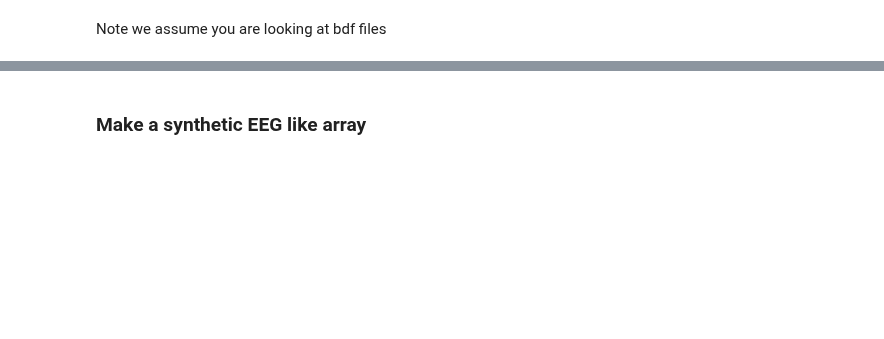
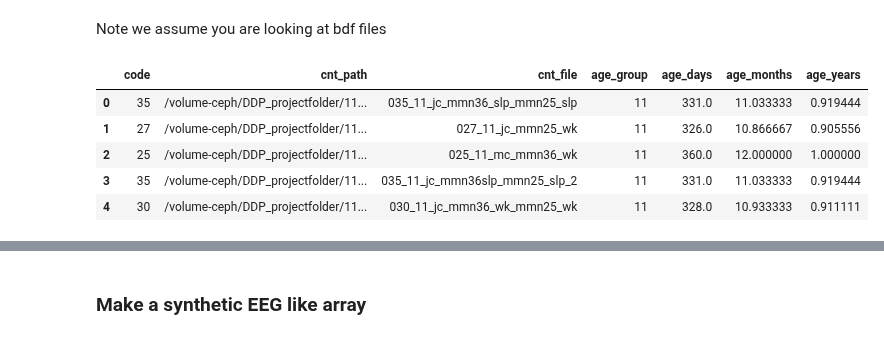
Before and after one commit to eegyolk-ai/eegyolk, a Jupyter notebook: demos/file_type_demo.ipynb, the cells around one changed output, grey strips where cells are left out. Saved outputs shown, nothing was run; the diff lists cells and outputs as text; code cells hidden in the pictures; blank space fills up the shorter version.

```diff
--- a/demos/file_type_demo.ipynb
+++ b/demos/file_type_demo.ipynb
@@ -59,3 +59,12 @@ eeg_file_root = "../../volume-ceph/ePodium_projectfolder"
 acquired = RawData(config.get_directory('data'), config.get_directory('metadata'))
 # %% [markdown]
 Note we assume you are looking at bdf files
+# %%
+acquired.raw.head()
+# %% [output]
+|  | code | cnt_path | cnt_file | age_group | age_days | age_months | age_years |
+| 0 | 35 | /volume-ceph/DDP_projectfolder/11... | 035_11_jc_mmn36_slp_mmn25_slp | 11 | 331.0 | 11.033333 | 0.919444 |
+| 1 | 27 | /volume-ceph/DDP_projectfolder/11... | 027_11_jc_mmn25_wk | 11 | 326.0 | 10.866667 | 0.905556 |
+| 2 | 25 | /volume-ceph/DDP_projectfolder/11... | 025_11_mc_mmn36_wk | 11 | 360.0 | 12.000000 | 1.000000 |
+| 3 | 35 | /volume-ceph/DDP_projectfolder/11... | 035_11_jc_mmn36slp_mmn25_slp_2 | 11 | 331.0 | 11.033333 | 0.919444 |
+| 4 | 30 | /volume-ceph/DDP_projectfolder/11... | 030_11_jc_mmn36_wk_mmn25_wk | 11 | 328.0 | 10.933333 | 0.911111 |
```
Also changed, not shown: parts of 14 cells of this notebook.
